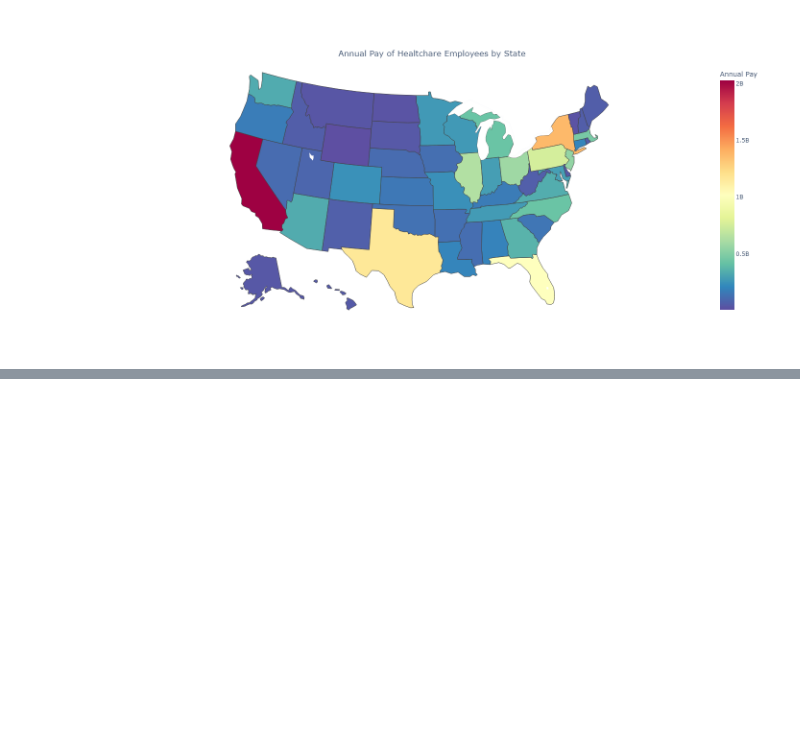
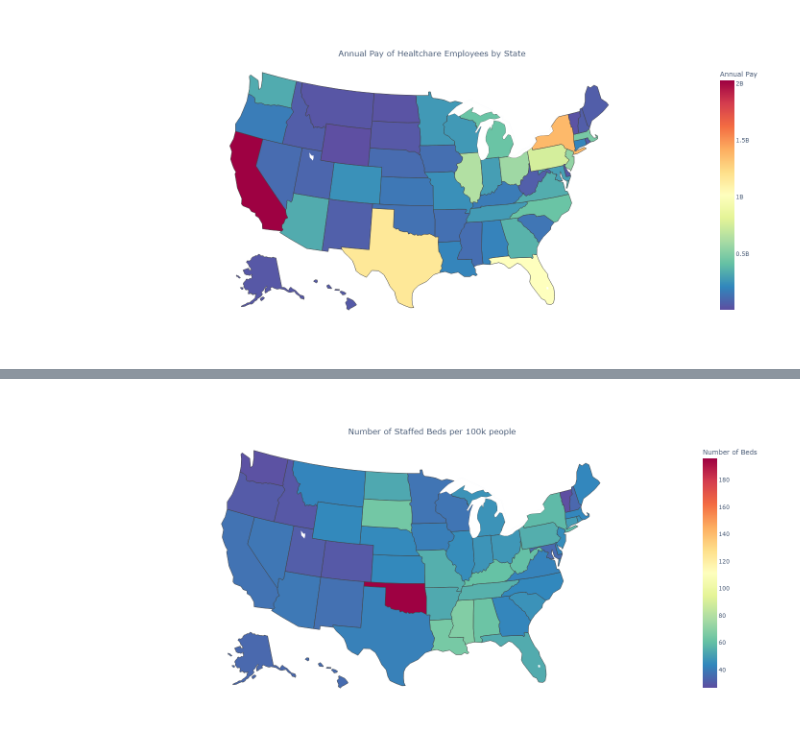
Before and after one commit to linseystokes17/healthcareCapstone, a Jupyter notebook: Notebooks/census_healthcare.ipynb, the cells around one changed output, grey strips where cells are left out. Cells and saved outputs as stored; diff of their text form; code cells hidden in the pictures; blank space fills up the shorter version.

```diff
--- a/Notebooks/census_healthcare.ipynb
+++ b/Notebooks/census_healthcare.ipynb
@@ -188,0 +254,23 @@ fig.show(renderer='png', height=700, width=1400)
+# %%
+fig = px.choropleth(hospitals_deaths,
+    locations='Code',
+    color='Beds_per_100',
+    color_continuous_scale='spectral_r',
+    locationmode="USA-states",
+    hover_name='Code',
+    scope='usa',
+    labels={'Code':'Code', 'Beds_per_100':'Number of Beds'},
+    title = 'Number of Staffed Beds per 100k people'
+)
+
+fig.update_layout(
+    title={
+        'y':0.9,
+        'x':0.5,
+        'xanchor': 'center',
+        'yanchor': 'top'},
+    width = 500)
+fig.show(renderer='png', height=700, width=1400)
+fig.write_image("beds.png", height=700, width=1400)
+# %% [output]
+[figure, added]
```
Also changed, not shown: parts of 12 cells of this notebook, 19 other files.
